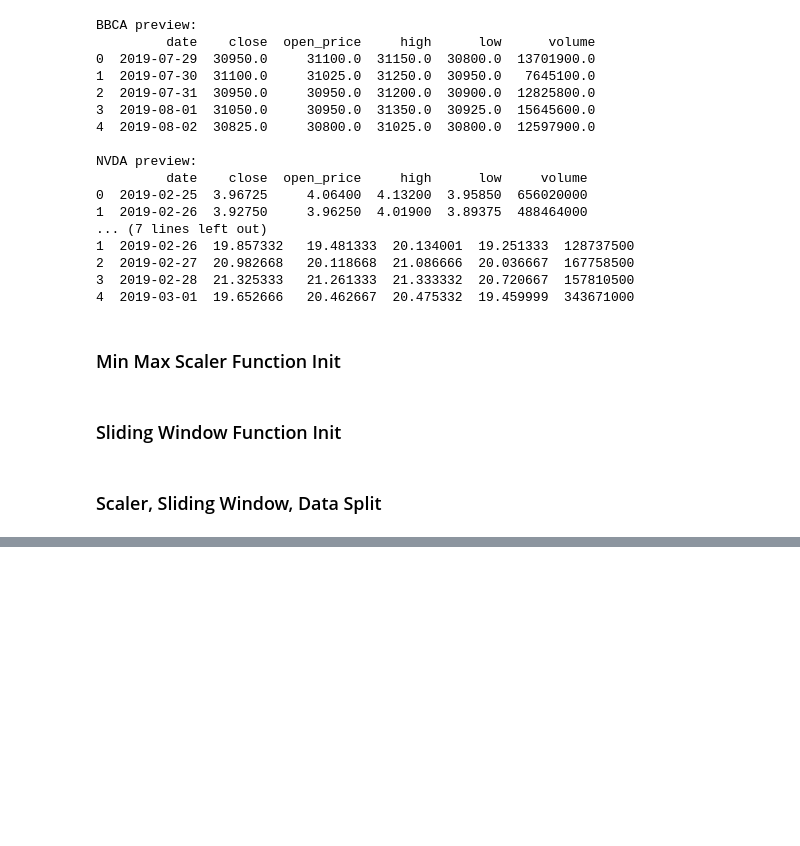
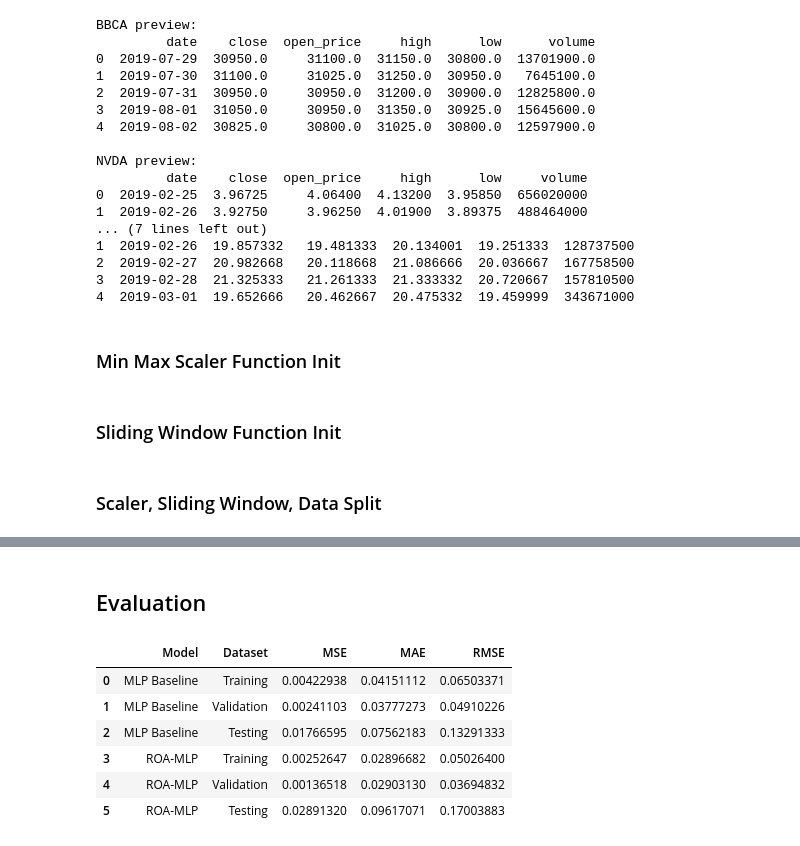
Before and after one commit to OddDuckkk/MLP-ROA-stock-forecasting, a Jupyter notebook: Forecasting.ipynb, the cells around one changed output, grey strips where cells are left out. Drawn from its saved outputs; the diff is of its cells as text; code cells hidden in the pictures; blank space fills up the shorter version.

Commit message:
feat: forecasting and evaluation

```diff
--- a/Forecasting.ipynb
+++ b/Forecasting.ipynb
@@ -252,0 +983,22 @@ y_test: (546, 1)
+# %% [markdown]
+## Evaluation
+# %%
+def evaluate_model(X, y, weights):
+    """
+    Mengevaluasi model menggunakan MSE, MAE, dan RMSE.
+    """
+
+    predictions, _ = forward_propagation(X, weights)
+
+    y = np.asarray(y, dtype=np.float64).reshape(-1, 1)
+    predictions = np.asarray(predictions, dtype=np.float64).reshape(-1, 1)
+
+    mse = np.mean((y - predictions) ** 2)
+    mae = np.mean(np.abs(y - predictions))
+    rmse = np.sqrt(mse)
+
+    return {
+        "MSE": mse,
+        "MAE": mae,
+        "RMSE": rmse
+    }
@@ -252,0 +1032,49 @@ y_test: (546, 1)
+# %%
+comparison_results = pd.DataFrame([
+    {
+        "Model": "MLP Baseline",
+        "Dataset": "Training",
+        **baseline_train
+    },
+    {
+        "Model": "MLP Baseline",
+        "Dataset": "Validation",
+        **baseline_val
+    },
+    {
+        "Model": "MLP Baseline",
+        "Dataset": "Testing",
+        **baseline_test
+    },
+    {
+        "Model": "ROA-MLP",
+        "Dataset": "Training",
+        **roa_train
+    },
+    {
+        "Model": "ROA-MLP",
+        "Dataset": "Validation",
+        **roa_val
+    },
+    {
+        "Model": "ROA-MLP",
+        "Dataset": "Testing",
+        **roa_test
+    }
+])
+
+display(
+    comparison_results.style.format({
+        "MSE": "{:.8f}",
+        "MAE": "{:.8f}",
+        "RMSE": "{:.8f}"
+    })
+)
+# %% [output]
+|  | Model | Dataset | MSE | MAE | RMSE |
+| 0 | MLP Baseline | Training | 0.00422938 | 0.04151112 | 0.06503371 |
+| 1 | MLP Baseline | Validation | 0.00241103 | 0.03777273 | 0.04910226 |
+| 2 | MLP Baseline | Testing | 0.01766595 | 0.07562183 | 0.13291333 |
+| 3 | ROA-MLP | Training | 0.00252647 | 0.02896682 | 0.05026400 |
+| 4 | ROA-MLP | Validation | 0.00136518 | 0.02903130 | 0.03694832 |
+| 5 | ROA-MLP | Testing | 0.02891320 | 0.09617071 | 0.17003883 |
```
Also changed, not shown: parts of 17 cells of this notebook, 1 other file.
